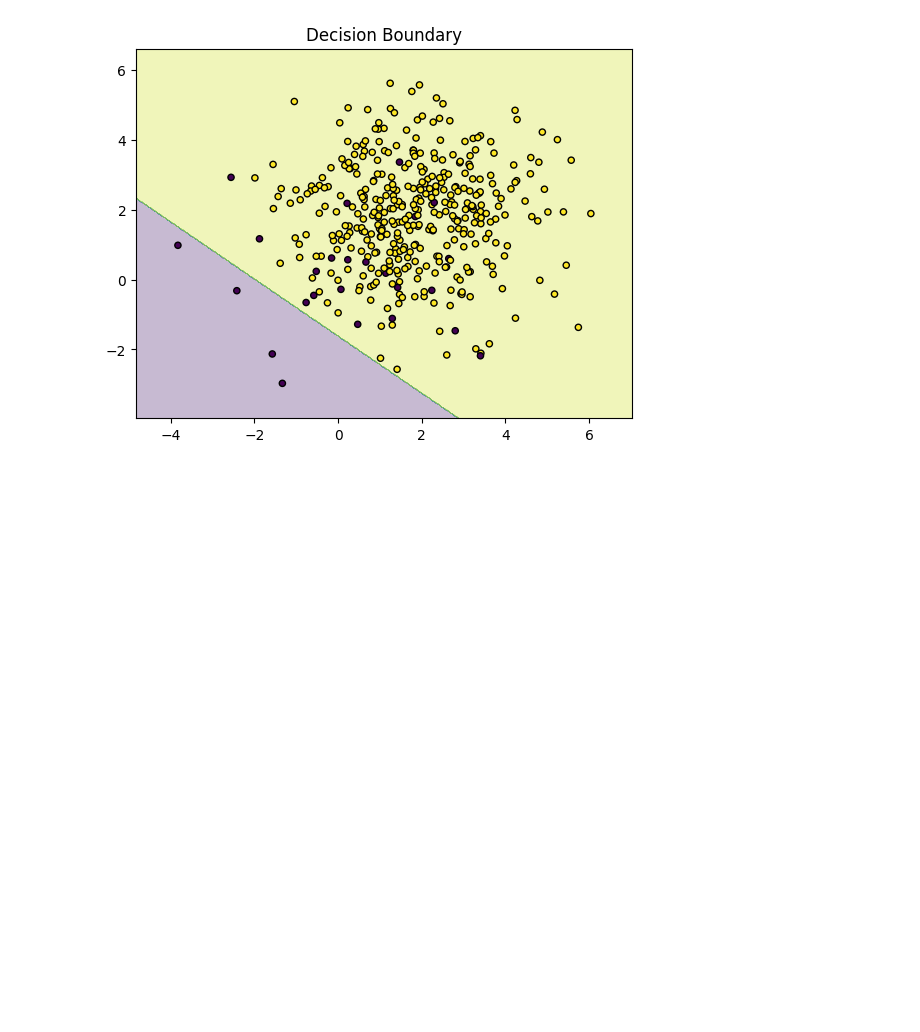
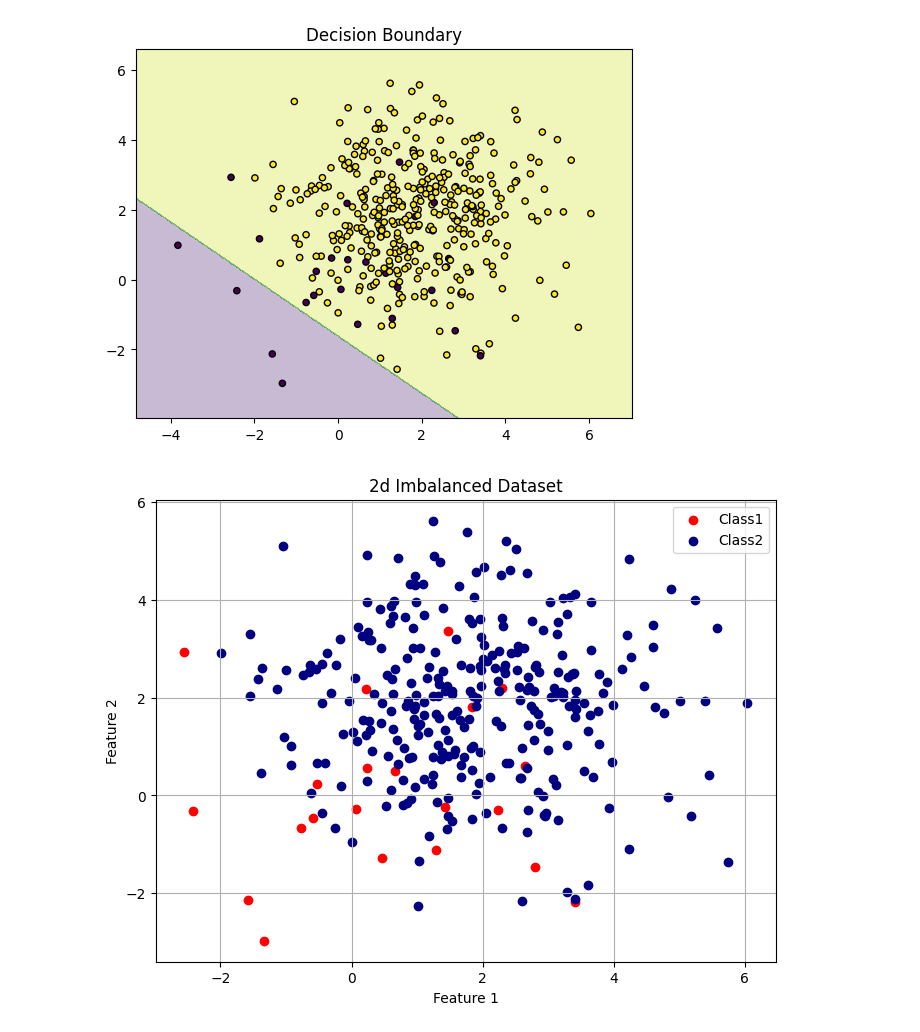
Before and after one commit to rudratailor1836/Machine-Learning, a Jupyter notebook: Imbalanced-Data/imbalanced-data.ipynb, the cells around one changed output. Cells and saved outputs as stored; diff of their text form; code cells hidden in the pictures; blank space fills up the shorter version.

```diff
--- a/Imbalanced-Data/imbalanced-data.ipynb
+++ b/Imbalanced-Data/imbalanced-data.ipynb
@@ -89,3 +89,7 @@ def plot_decision_boundaries(X,y,model):
 plot_decision_boundaries(X,y,clf1)
 # %% [output]
 [figure]
+# %%
+from imblearn.under_sampling import RandomUnderSampler
+
+X_train, X_test, y_train, y_test = tts(X,y, test_size=0.2, random_state=42 )
@@ -91,0 +99,12 @@ plot_decision_boundaries(X,y,clf1)
+# %%
+plt.figure(figsize=(8,6))
+plt.scatter(X_train[y_train==0][:, 0],X_train[y_train==0][:, 1], color='red', label='Class1')
+plt.scatter(X_train[y_train==1][:, 0],X_train[y_train==1][:, 1], color='navy', label='Class2')
+plt.title('2d Imbalanced Dataset')
+plt.xlabel('Feature 1')
+plt.ylabel('Feature 2')
+plt.legend()
+plt.grid(True)
+plt.show()
+# %% [output]
+[figure, added]
```
Also changed, not shown: parts of 17 cells of this notebook.
